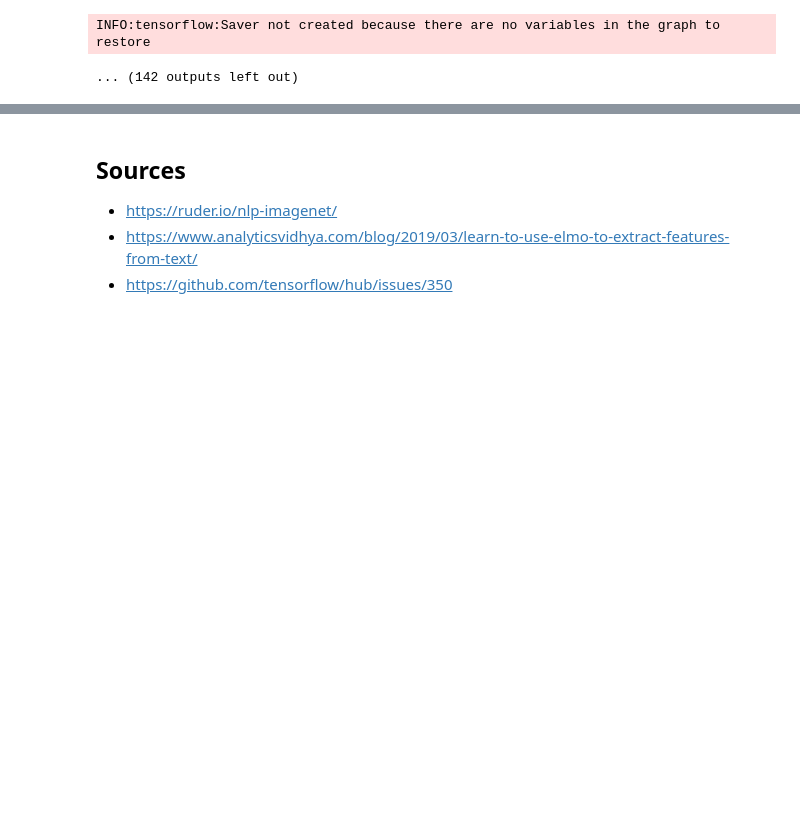
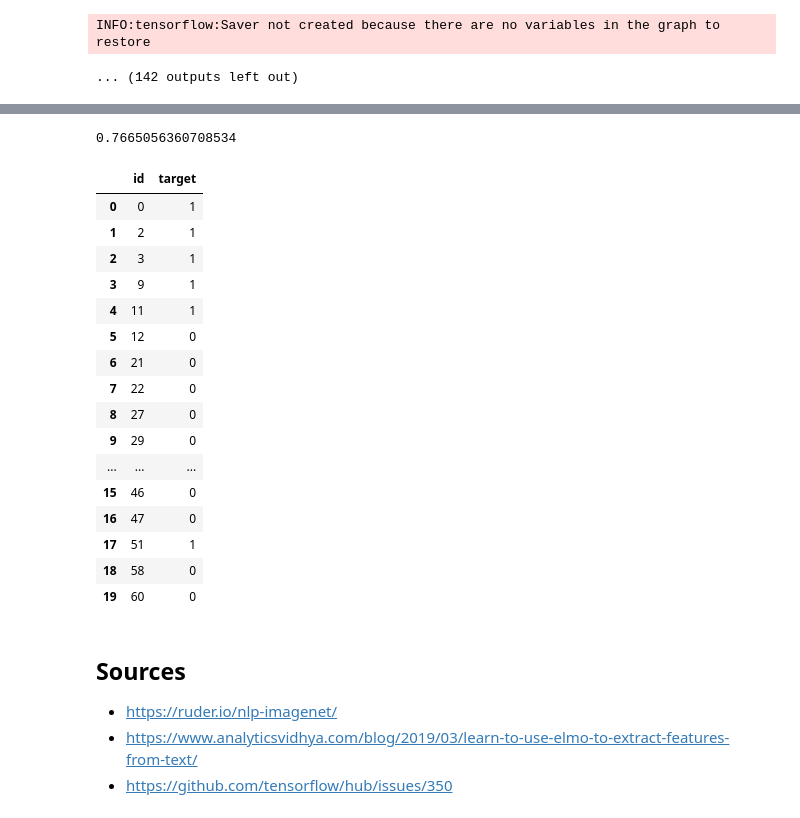
Before and after one commit to vdencarnacion/compet_real_or_not, a Jupyter notebook: src/data_partition.ipynb, the cells around one changed output, grey strips where cells are left out. Drawn from its saved outputs; the diff is of its cells as text; code cells hidden in the pictures; blank space fills up the shorter version.

Commit message:
baseline model using elmo and linear reg

```diff
--- a/src/data_partition.ipynb
+++ b/src/data_partition.ipynb
@@ -89,0 +108,7 @@ pickle_out.close()
+# %%
+from sklearn.model_selection import train_test_split
+
+xtrain, xvalid, ytrain, yvalid = train_test_split(elmo_train_new,
+                                                  train_df['target'],
+                                                  random_state=42,
+                                                  test_size=0.2)
@@ -89,0 +127,6 @@ pickle_out.close()
+# %%
+from sklearn.linear_model import LogisticRegression
+from sklearn.metrics import f1_score
+
+lreg = LogisticRegression()
+lreg.fit(xtrain, ytrain)
@@ -90,3 +146,36 @@ pickle_out.close()
+# %%
+preds_valid = lreg.predict(xvalid)
+f1_score(yvalid, preds_valid)
+# %% [output]
+0.7665056360708534
+# %%
+preds_test = lreg.predict(elmo_test_new)
+# %%
+# prepare submission dataframe
+sub = pd.DataFrame({'id':test_df['id'], 'target':preds_test})
+
+# write predictions to a CSV file
+sub.to_csv(os.path.join('..', 'data', "sub_lreg.csv"), index=False)
+# %%
+sub.head(n=20)
+# %% [output]
+|  | id | target |
+| 0 | 0 | 1 |
+| 1 | 2 | 1 |
+| 2 | 3 | 1 |
+| 3 | 9 | 1 |
+| 4 | 11 | 1 |
+| 5 | 12 | 0 |
+| 6 | 21 | 0 |
+| 7 | 22 | 0 |
+| 8 | 27 | 0 |
+| 9 | 29 | 0 |
+| ... | ... | ... |
+| 15 | 46 | 0 |
+| 16 | 47 | 0 |
+| 17 | 51 | 1 |
+| 18 | 58 | 0 |
+| 19 | 60 | 0 |
 # %% [markdown]
 ## Sources
 * https://ruder.io/nlp-imagenet/
```
Also changed, not shown: parts of 6 cells of this notebook.
